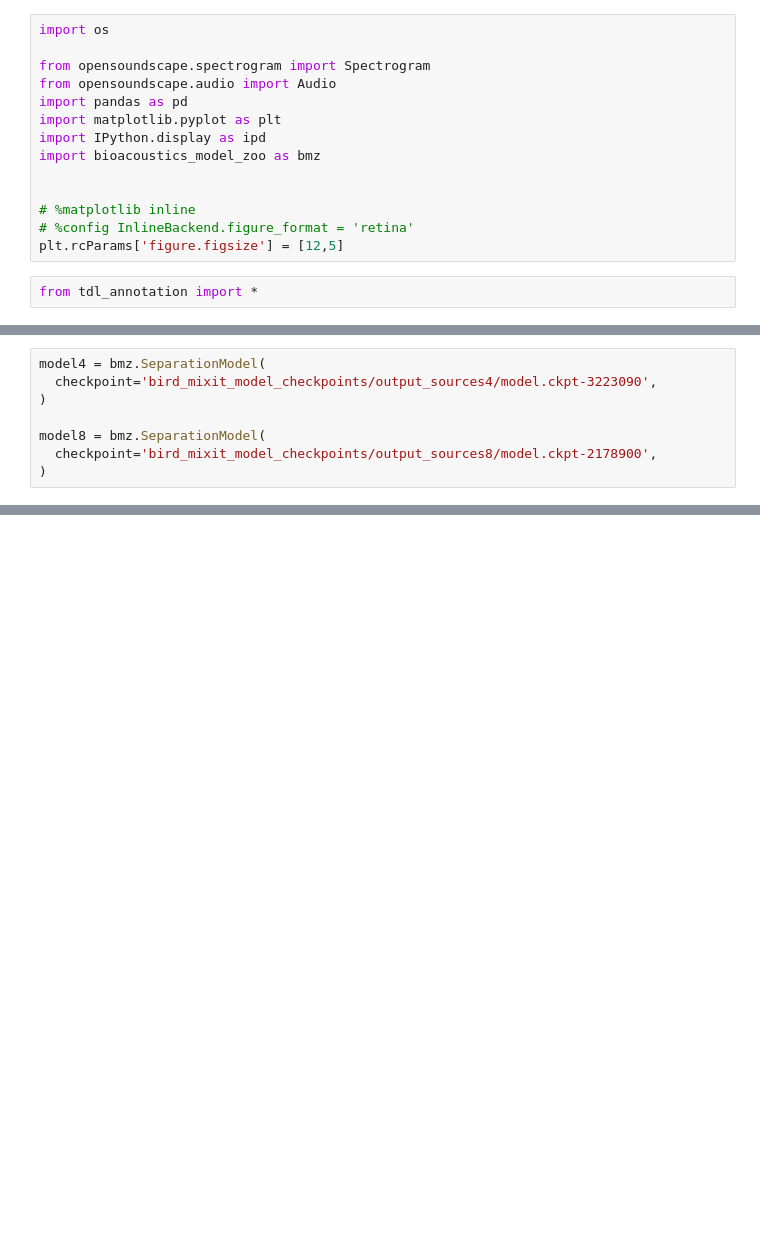
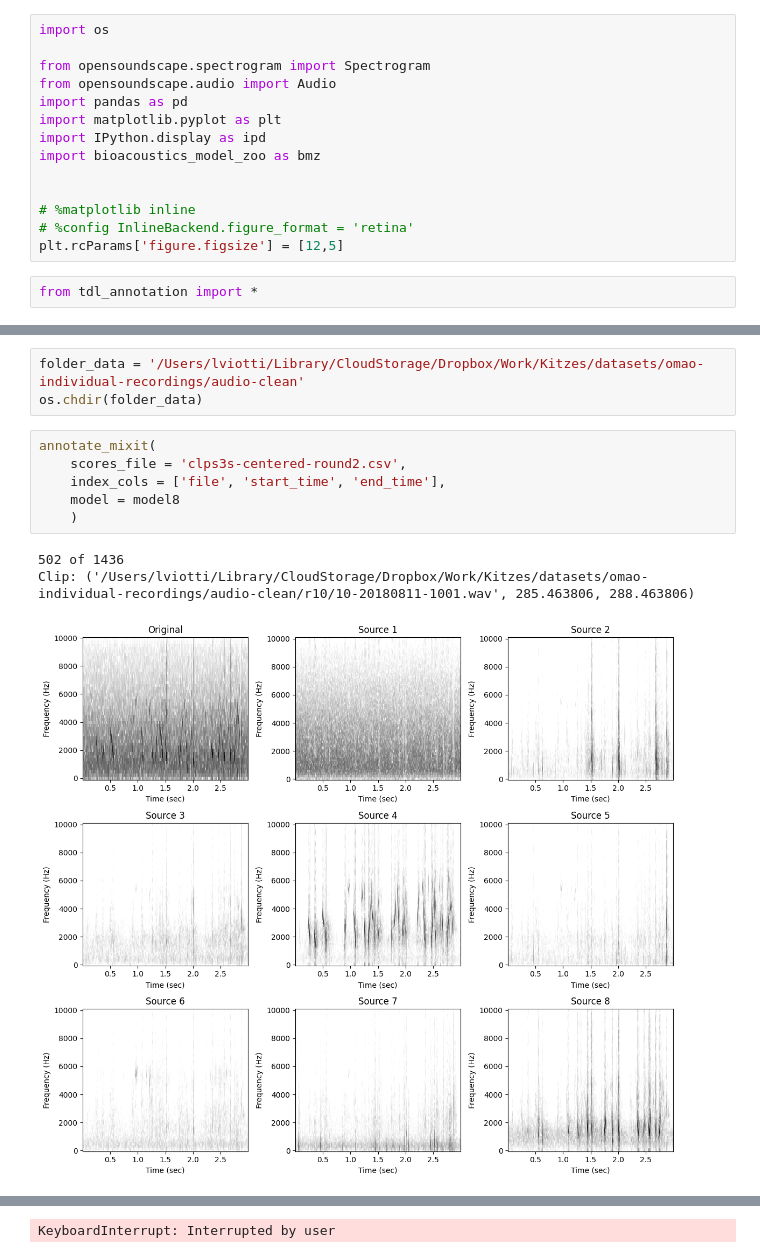
Before and after one commit to LeonardoViotti/tdl-notebook, a Jupyter notebook: tdl_mixit.ipynb, the cells around one changed output, grey strips where cells are left out. Cells and saved outputs as stored; diff of their text form; blank space fills up the shorter version.

Commit message:
Annotation mixit working.

```diff
--- a/tdl_mixit.ipynb
+++ b/tdl_mixit.ipynb
@@ -61,8 +35,0 @@ from opensoundscape.spectrogram import Spectrogram
-# %%
-model4 = bmz.SeparationModel(
-  checkpoint='bird_mixit_model_checkpoints/output_sources4/model.ckpt-3223090',
-)
-
-model8 = bmz.SeparationModel(
-  checkpoint='bird_mixit_model_checkpoints/output_sources8/model.ckpt-2178900',
-)
@@ -245,0 +36,13 @@ plot_clip_mixit(df.file_local.iloc[0], df.start_time.iloc[0], df.end_time.iloc[0
+# %%
+folder_data = '/Users/lviotti/Library/CloudStorage/Dropbox/Work/Kitzes/datasets/omao-individual-recordings/audio-clean'
+os.chdir(folder_data)
+# %%
+annotate_mixit(
+    scores_file = 'clps3s-centered-round2.csv',
+    index_cols = ['file', 'start_time', 'end_time'],
+    model = model8
+    )
+# %% [output]
+502 of 1436
+Clip: ('/Users/lviotti/Library/CloudStorage/Dropbox/Work/Kitzes/datasets/omao-individual-recordings/audio-clean/r10/10-20180811-1001.wav', 285.463806, 288.463806)
+[figure, added]
@@ -245,0 +50 @@ plot_clip_mixit(df.file_local.iloc[0], df.start_time.iloc[0], df.end_time.iloc[0
+KeyboardInterrupt: Interrupted by user
```
Also changed, not shown: parts of 11 cells of this notebook, 1 other file.
